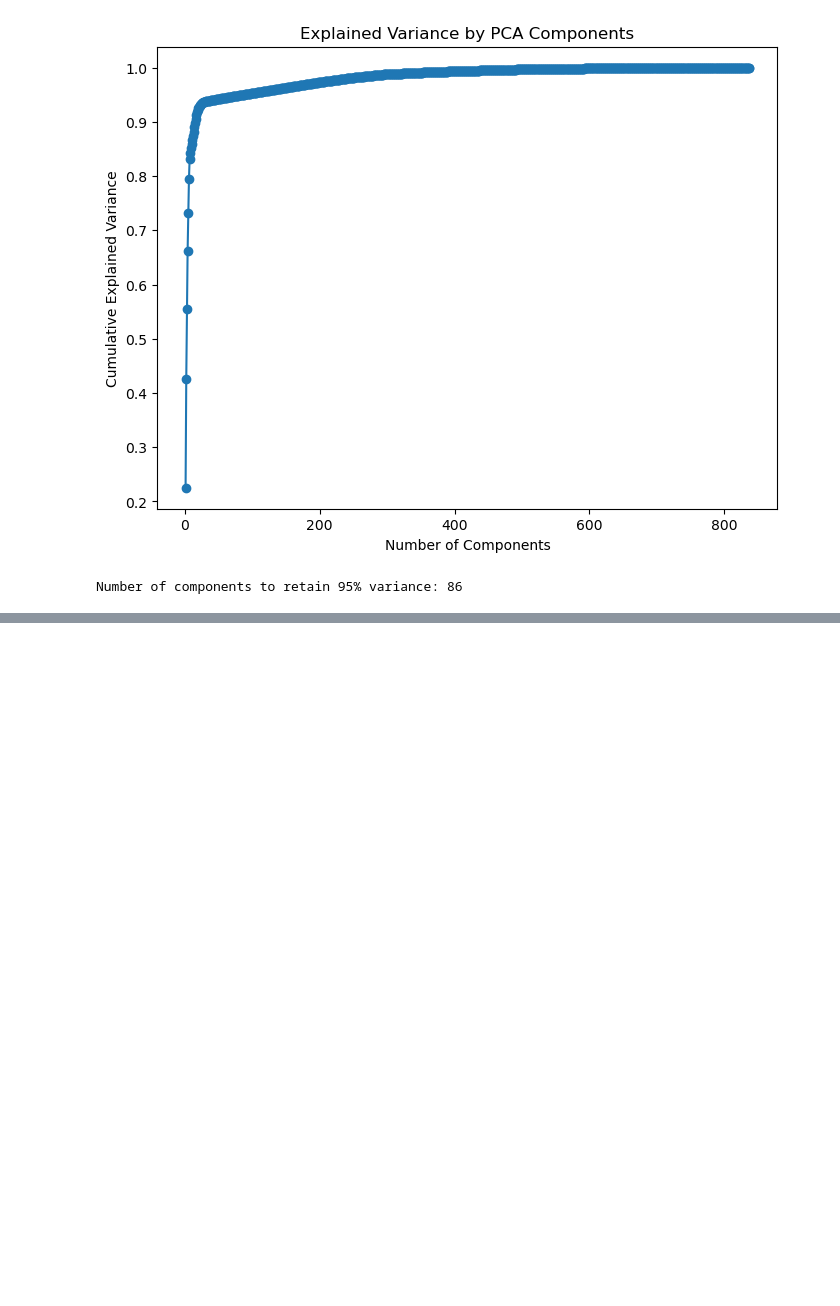
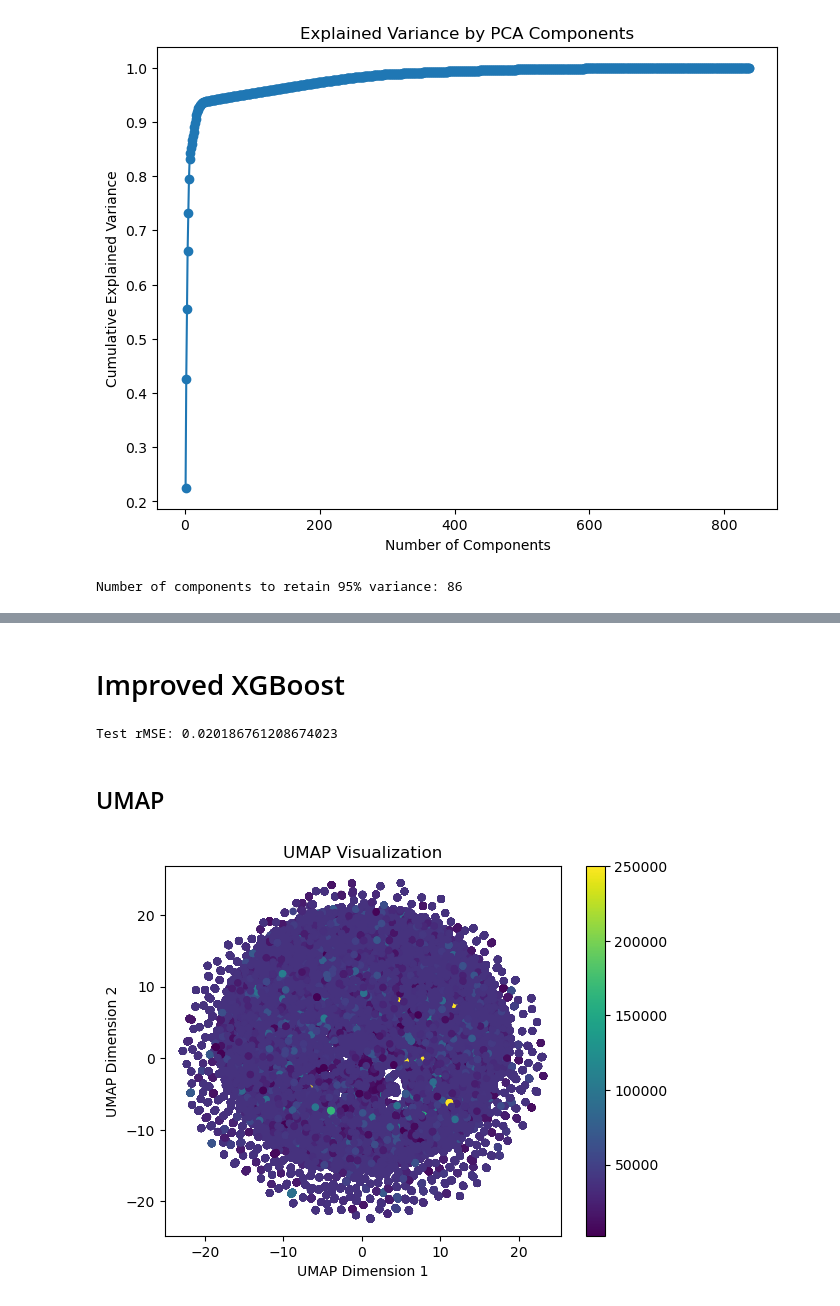
Before and after one commit to madisongarccia/486project, a Jupyter notebook: code/selected_model.ipynb, the cells around one changed output, grey strips where cells are left out. Saved outputs shown, nothing was run; the diff lists cells and outputs as text; code cells hidden in the pictures; blank space fills up the shorter version.

```diff
--- a/code/selected_model.ipynb
+++ b/code/selected_model.ipynb
@@ -420,0 +436,35 @@ plt.show()
+# %% [markdown]
+# Improved XGBoost
+# %%
+model = XGBRegressor(
+    learning_rate=0.2,
+    max_depth=7,
+    n_estimators=100,
+    subsample=1.0,
+    random_state=42
+)
+
+model.fit(X_train_pc, y_train_log)
+y_pred_pc = model.predict(X_test_pc)
+
+mse = root_mean_squared_error(y_test_log, y_pred_pc)
+print(f'Test rMSE: {mse}')
+# %% [output]
+Test rMSE: 0.020186761208674023
+# %% [markdown]
+## UMAP
+# %%
+umap_start = time.time()
+um = umap.UMAP(n_components=2, n_neighbors=5).fit_transform(X_train_processed)
+# n_neighbors might need to be adjusted to improve connectivity
+umap_end = time.time()
+print("UMAP time (min): ", (umap_end-umap_start)/60)
+# %%
+plt.scatter(um[:, 0], um[:, 1], c=y_train, cmap='viridis', s=20)
+plt.colorbar()
+plt.xlabel('UMAP Dimension 1')
+plt.ylabel('UMAP Dimension 2')
+plt.title('UMAP Visualization')
+plt.show()
+# %% [output]
+[figure, added]
```
Also changed, not shown: parts of 7 cells of this notebook, 8 other files.
